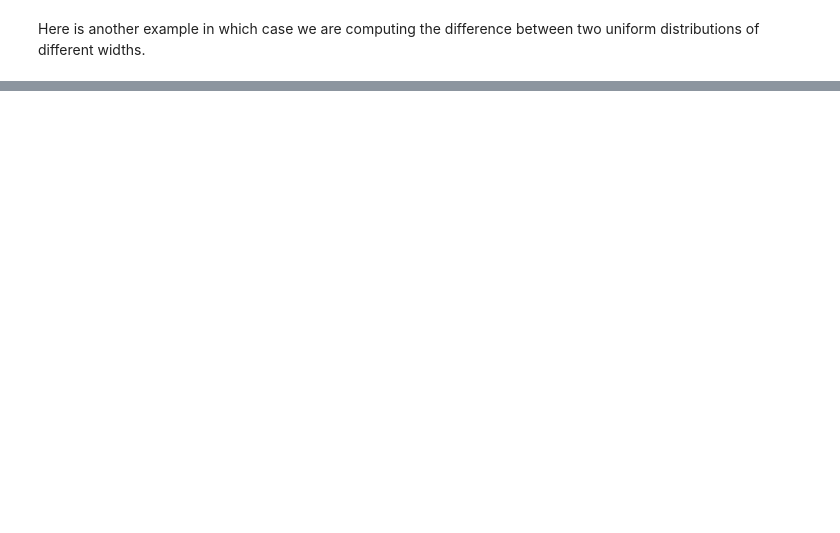
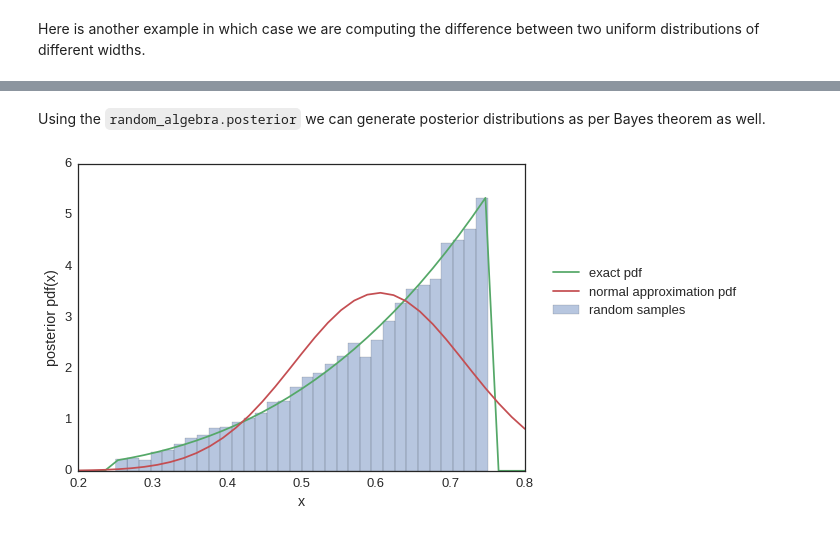
Before and after one commit to b-r-oleary/random_algebra, a Jupyter notebook: README.ipynb, the cells around one changed output, grey strips where cells are left out. Drawn from its saved outputs; the diff is of its cells as text; code cells hidden in the pictures; blank space fills up the shorter version.

```diff
--- a/README.ipynb
+++ b/README.ipynb
@@ -68,0 +79,13 @@ plt.xlabel('d')
+# %% [markdown]
+Using the `random_algebra.posterior` we can generate posterior distributions as per Bayes theorem as well.
+# %%
+prior_dist      = uniform(.25, .5)
+likelihood_dist = beta(4, 1)
+
+posterior_dist  = posterior(likelihood_dist, prior_dist)
+
+plot_dist(posterior_dist)
+plt.xlabel('x')
+_ = plt.ylabel('posterior pdf(x)')
+# %% [output]
+[figure, added]
```
Also changed, not shown: parts of 6 cells of this notebook, 11 other files.
